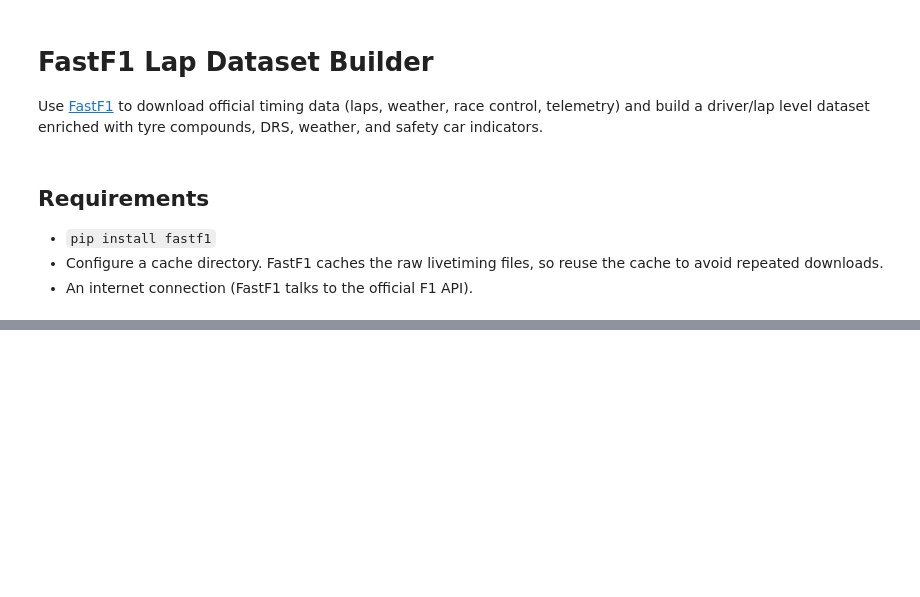
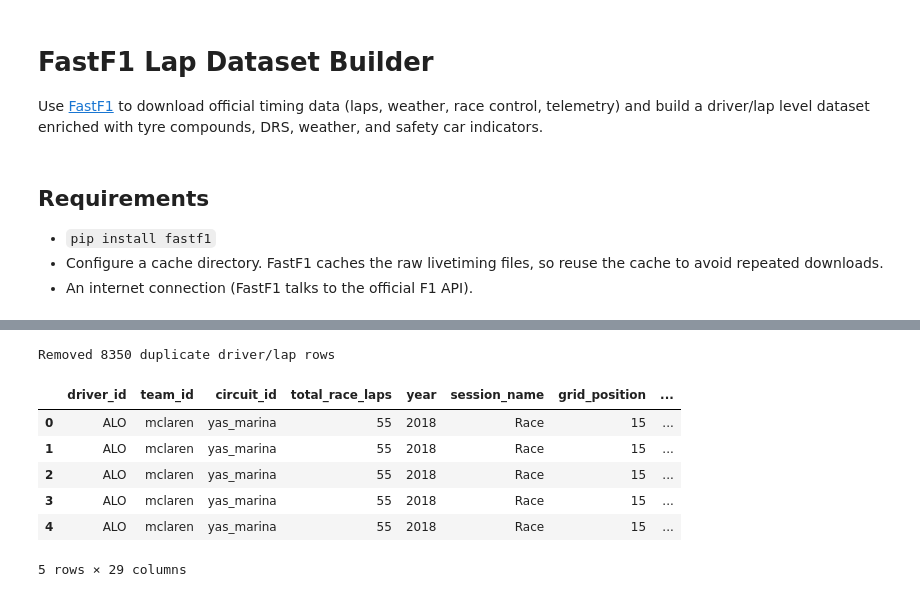
Before and after one commit to ekazukii/f1-simple-tel, a Jupyter notebook: models/fastf1_lap_dataset.ipynb, the cells around one changed output, grey strips where cells are left out. Cells and saved outputs as stored; diff of their text form; code cells hidden in the pictures; blank space fills up the shorter version.

```diff
--- a/models/fastf1_lap_dataset.ipynb
+++ b/models/fastf1_lap_dataset.ipynb
@@ -44,9 +50,9 @@ ff1.Cache.enable_cache(str(cache_dir.resolve()))
 # %%
-MIN_YEAR = 2012
+MIN_YEAR = 2018
 MAX_YEAR = 2025  # Fetch every season from 2018 through 2024
 SESSION_TYPES = ['Race', 'Sprint']
 
-OUTPUT_PATH = NOTEBOOK_DIR / 'fastf1_lap_dataset.csv'
+OUTPUT_PATH = NOTEBOOK_DIR / 'fastf1_lap_dataset2.csv'
 OUTPUT_PATH.parent.mkdir(parents=True, exist_ok=True)
 # %%
 def collect_sessions(year):
@@ -328,0 +387,72 @@ KeyboardInterrupt:
+# %%
+fastf1_df = pd.DataFrame(rows)
+if fastf1_df.empty:
+    raise ValueError('No laps collected. Adjust MIN_YEAR/MAX_YEAR or SESSION_TYPES.')
+
+integer_columns = ['lap_number', 'total_race_laps', 'grid_position', 'current_position', 'laps_on_current_tyre']
+for col in integer_columns:
+    fastf1_df[col] = pd.to_numeric(fastf1_df[col], errors='coerce').astype('Int64')
+
+fastf1_df['tyre_compound'] = fastf1_df.groupby(['session_key', 'driver_id'])['tyre_compound'].transform(lambda s: s.ffill().bfill())
+
+boolean_columns = ['drs_enabled', 'safety_car_this_lap', 'virtual_sc_this_lap', 'has_rain', 'is_pit']
+for col in boolean_columns:
+    fastf1_df[col] = fastf1_df[col].astype('boolean')
+
+fastf1_df = fastf1_df.sort_values(['year', 'session_key', 'driver_id', 'lap_number']).reset_index(drop=True)
+
+dedup_subset = ['session_key', 'driver_id', 'lap_number']
+before_dedup = len(fastf1_df)
+fastf1_df = fastf1_df.drop_duplicates(subset=dedup_subset, keep='first')
+after_dedup = len(fastf1_df)
+if after_dedup != before_dedup:
+    print(f'Removed {before_dedup - after_dedup} duplicate driver/lap rows')
+fastf1_df = fastf1_df.reset_index(drop=True)
+
+base_columns = [
+    'driver_id',
+    'team_id',
+    'circuit_id',
+    'total_race_laps',
+    'year',
+    'session_name',
+    'grid_position',
+    'current_position',
+    'gap_to_leader_s',
+    'gap_to_ahead_s',
+    'lap_time_s',
+    'laps_on_current_tyre',
+    'tyre_compound',
+    'safety_car_this_lap',
+    'lap_number',
+    'drs_enabled',
+    'track_temperature',
+    'air_temperature',
+    'has_rain',
+    'is_pit'
+]
+extra_columns = [
+    'session_key',
+    'race_name',
+    'team_name',
+    'virtual_sc_this_lap',
+    'humidity',
+    'pressure',
+    'rainfall',
+    'wind_speed',
+    'wind_direction',
+]
+ordered_columns = base_columns + [col for col in extra_columns if col in fastf1_df.columns]
+fastf1_df = fastf1_df[ordered_columns]
+
+fastf1_df.to_csv(OUTPUT_PATH, index=False)
+fastf1_df.head()
+# %% [output]
+Removed 8350 duplicate driver/lap rows
+|  | driver_id | team_id | circuit_id | total_race_laps | year | session_name | grid_position | ... |
+| 0 | ALO | mclaren | yas_marina | 55 | 2018 | Race | 15 | ... |
+| 1 | ALO | mclaren | yas_marina | 55 | 2018 | Race | 15 | ... |
+| 2 | ALO | mclaren | yas_marina | 55 | 2018 | Race | 15 | ... |
+| 3 | ALO | mclaren | yas_marina | 55 | 2018 | Race | 15 | ... |
+| 4 | ALO | mclaren | yas_marina | 55 | 2018 | Race | 15 | ... |
+5 rows × 29 columns
```
Also changed, not shown: parts of 8 cells of this notebook, 7 other files.
